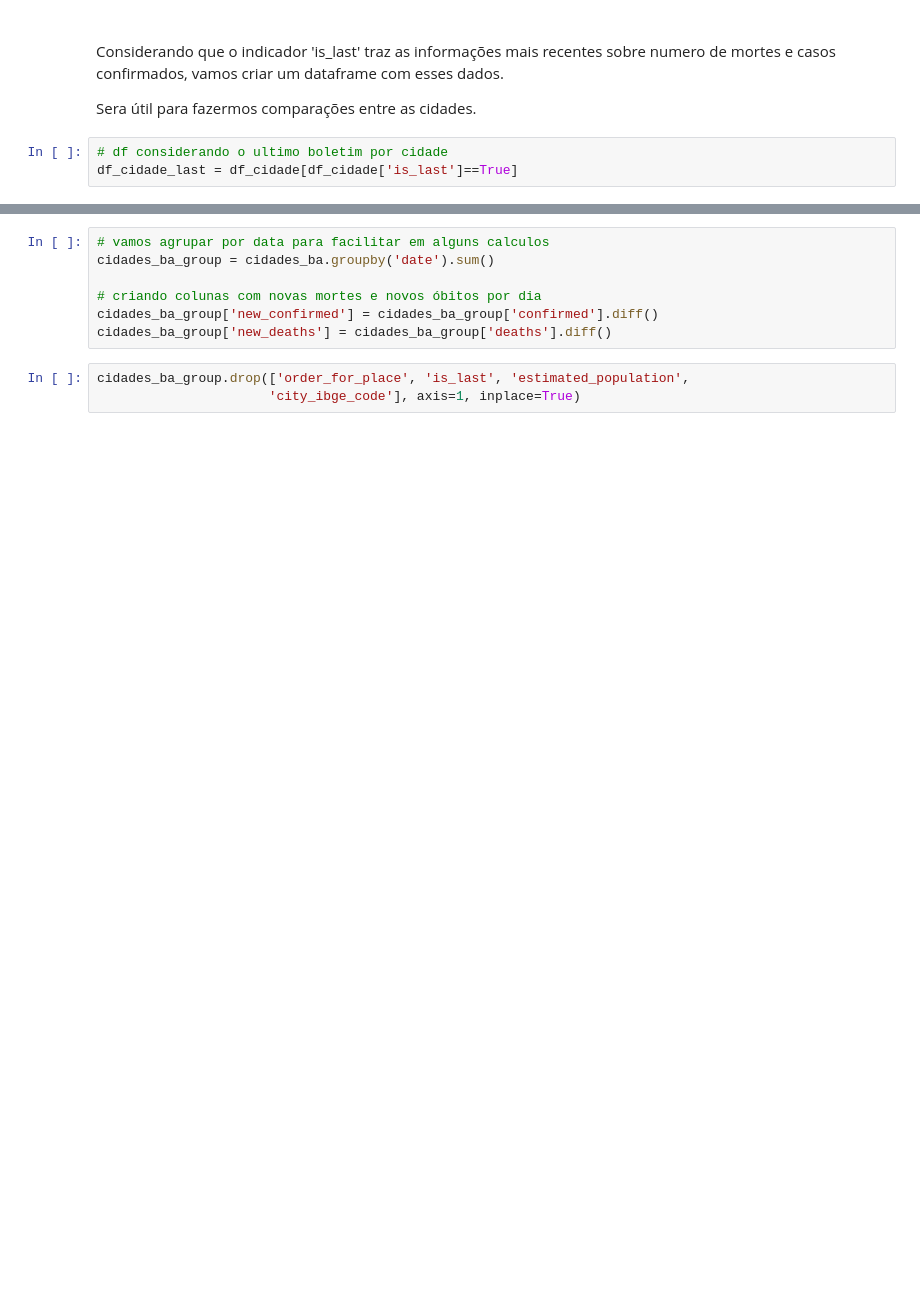
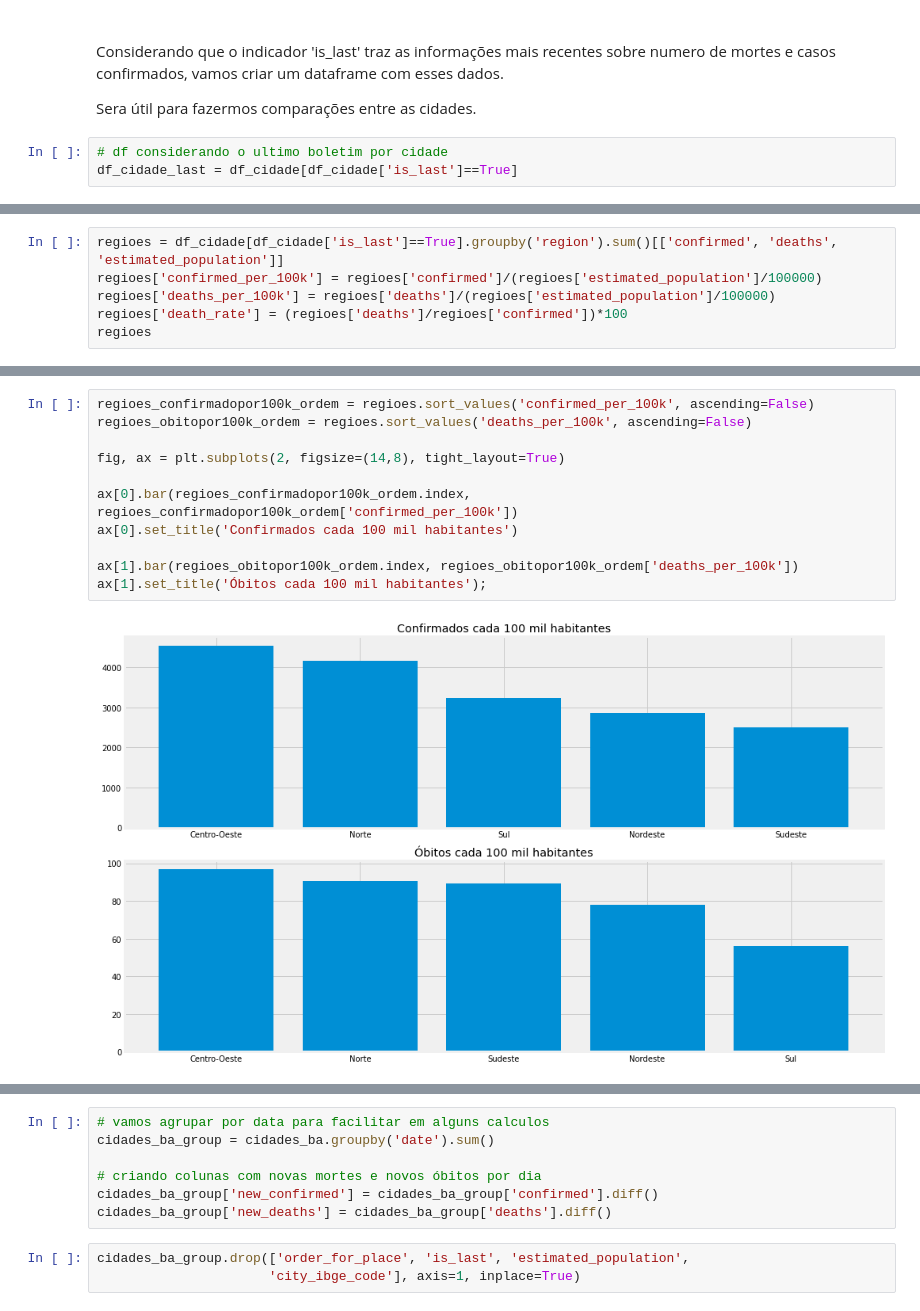
Before and after one commit to KPxto/bootcamp-alura, a Jupyter notebook: semana_01/Projeto_Módulo_01.ipynb, the cells around one changed output, grey strips where cells are left out. Drawn from its saved outputs; the diff is of its cells as text; blank space fills up the shorter version.

```diff
--- a/semana_01/Projeto_Módulo_01.ipynb
+++ b/semana_01/Projeto_Módulo_01.ipynb
@@ -847,0 +906,6 @@ cidades_ba.sample(2)
+# %%
+regioes = df_cidade[df_cidade['is_last']==True].groupby('region').sum()[['confirmed', 'deaths', 'estimated_population']]
+regioes['confirmed_per_100k'] = regioes['confirmed']/(regioes['estimated_population']/100000)
+regioes['deaths_per_100k'] = regioes['deaths']/(regioes['estimated_population']/100000)
+regioes['death_rate'] = (regioes['deaths']/regioes['confirmed'])*100
+regioes
@@ -847,0 +920,13 @@ cidades_ba.sample(2)
+# %%
+regioes_confirmadopor100k_ordem = regioes.sort_values('confirmed_per_100k', ascending=False)
+regioes_obitopor100k_ordem = regioes.sort_values('deaths_per_100k', ascending=False)
+
+fig, ax = plt.subplots(2, figsize=(14,8), tight_layout=True)
+
+ax[0].bar(regioes_confirmadopor100k_ordem.index, regioes_confirmadopor100k_ordem['confirmed_per_100k'])
+ax[0].set_title('Confirmados cada 100 mil habitantes')
+
+ax[1].bar(regioes_obitopor100k_ordem.index, regioes_obitopor100k_ordem['deaths_per_100k'])
+ax[1].set_title('Óbitos cada 100 mil habitantes');
+# %% [output]
+[figure, added]
```
Also changed, not shown: parts of 53 cells of this notebook, 2 other files.
